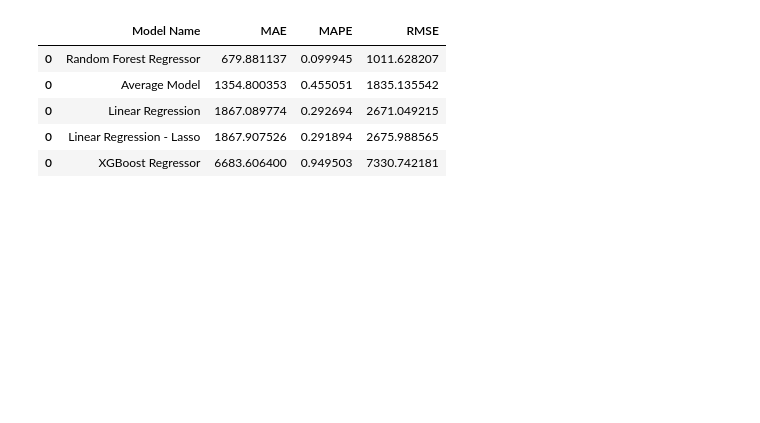
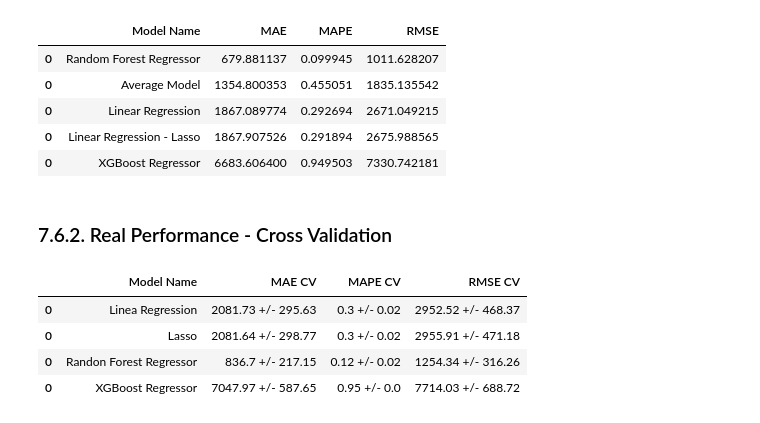
Before and after one commit to HenriqueLebre/DS-em-producao, a Jupyter notebook: m04_v01_store_sales_prediction.ipynb, the cells around one changed output. Drawn from its saved outputs; the diff is of its cells as text; code cells hidden in the pictures; blank space fills up the shorter version.

Commit message:
end real performance comparison with cross validation

```diff
--- a/m04_v01_store_sales_prediction.ipynb
+++ b/m04_v01_store_sales_prediction.ipynb
@@ -986,0 +993,3 @@ lr_result
+# %%
+lr_result_cv = cross_validation(x_training, 5, 'Linea Regression', lr, verbose=False)
+lr_result_cv
@@ -1001,0 +1016,3 @@ lrr_result
+# %%
+lrr_result_cv = cross_validation(x_training, 5, 'Lasso', lrr, verbose=False)
+lrr_result_cv
@@ -1016,0 +1039,3 @@ rf_result
+# %%
+rf_result_cv = cross_validation(x_training, 5, 'Randon Forest Regressor', rf, verbose=True)
+rf_result_cv
@@ -1036,0 +1076,3 @@ xgb_result
+# %%
+xgb_result_cv = cross_validation(x_training, 5, 'XGBoost Regressor', model_xgb, verbose=True)
+xgb_result_cv
@@ -1046,3 +1102,14 @@ modelling_result.sort_values('RMSE')
 | 0 | Linear Regression | 1867.089774 | 0.292694 | 2671.049215 |
 | 0 | Linear Regression - Lasso | 1867.907526 | 0.291894 | 2675.988565 |
 | 0 | XGBoost Regressor | 6683.606400 | 0.949503 | 7330.742181 |
+# %% [markdown]
+### 7.6.2. Real Performance - Cross Validation
+# %%
+modelling_result_cv = pd.concat([lr_result_cv, lrr_result_cv, rf_result_cv, xgb_result_cv])
+modelling_result_cv
+# %% [output]
+|  | Model Name | MAE CV | MAPE CV | RMSE CV |
+| 0 | Linea Regression | 2081.73 +/- 295.63 | 0.3 +/- 0.02 | 2952.52 +/- 468.37 |
+| 0 | Lasso | 2081.64 +/- 298.77 | 0.3 +/- 0.02 | 2955.91 +/- 471.18 |
+| 0 | Randon Forest Regressor | 836.7 +/- 217.15 | 0.12 +/- 0.02 | 1254.34 +/- 316.26 |
+| 0 | XGBoost Regressor | 7047.97 +/- 587.65 | 0.95 +/- 0.0 | 7714.03 +/- 688.72 |
```
Also changed, not shown: parts of 14 cells of this notebook.
